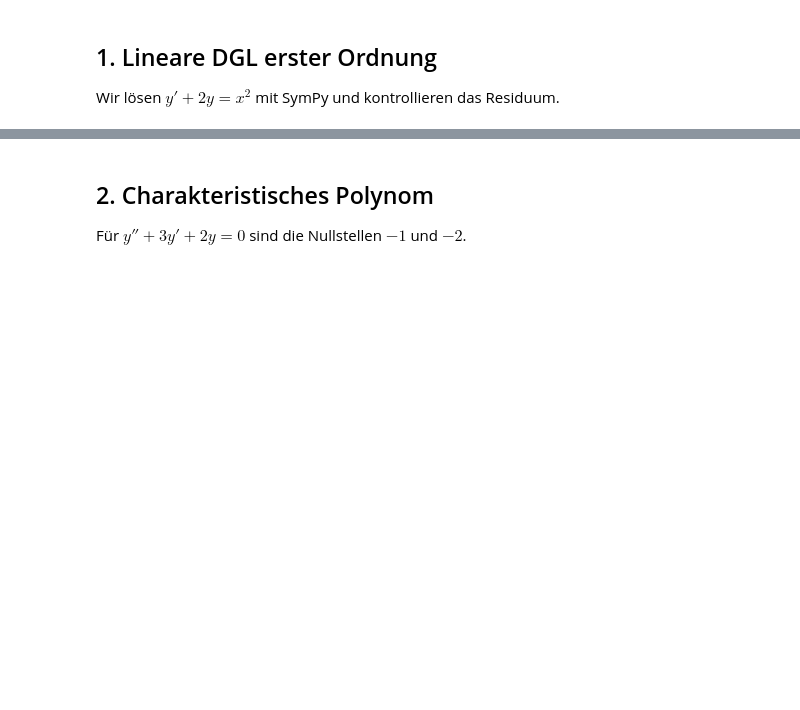
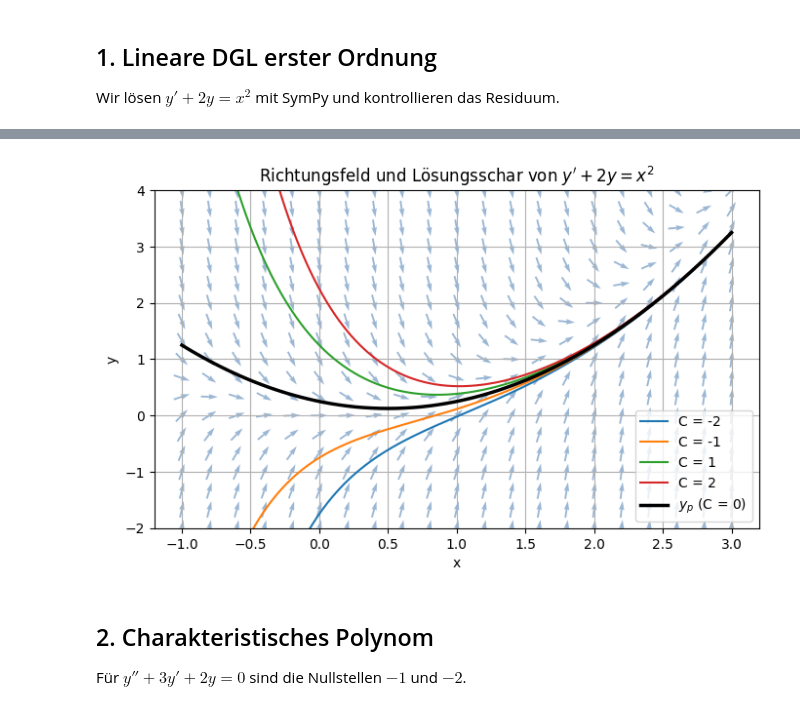
Before and after one commit to karkessler/dhbw-mathe3, a Jupyter notebook: notebooks/differentialgleichungen/02_lineare_dgl_resonanz_euler.ipynb, the cells around one changed output, grey strips where cells are left out. Cells and saved outputs as stored; diff of their text form; code cells hidden in the pictures; blank space fills up the shorter version.

```diff
--- a/notebooks/differentialgleichungen/02_lineare_dgl_resonanz_euler.ipynb
+++ b/notebooks/differentialgleichungen/02_lineare_dgl_resonanz_euler.ipynb
@@ -30,3 +36,20 @@ Residuum = 0
+# %%
+y_p1 = x**2/2 - x/2 + sp.Rational(1, 4)
+assert sp.simplify(sp.diff(y_p1, x) + 2*y_p1 - x**2) == 0
+f_p1 = sp.lambdify(x, y_p1, 'numpy')
+
+X, Y = np.meshgrid(np.linspace(-1, 3, 21), np.linspace(-2, 4, 19))
+V = X**2 - 2*Y
+N = np.sqrt(1 + V**2)
+plt.quiver(X, Y, 1/N, V/N, color='#9bb7d4', pivot='mid')
+xx = np.linspace(-1, 3, 400)
+for C in (-2, -1, 1, 2):
+    plt.plot(xx, C*np.exp(-2*xx) + f_p1(xx), linewidth=1.5, label=f'C = {C}')
+plt.plot(xx, f_p1(xx), color='black', linewidth=2.5, label='$y_p$ (C = 0)')
+plt.ylim(-2, 4); plt.xlabel('x'); plt.ylabel('y'); plt.legend()
+plt.title("Richtungsfeld und Lösungsschar von $y'+2y=x^2$"); plt.show()
+# %% [output]
+[figure, added]
 # %% [markdown]
 ## 2. Charakteristisches Polynom
 
```
Also changed, not shown: parts of 20 cells of this notebook, 3 other files.
